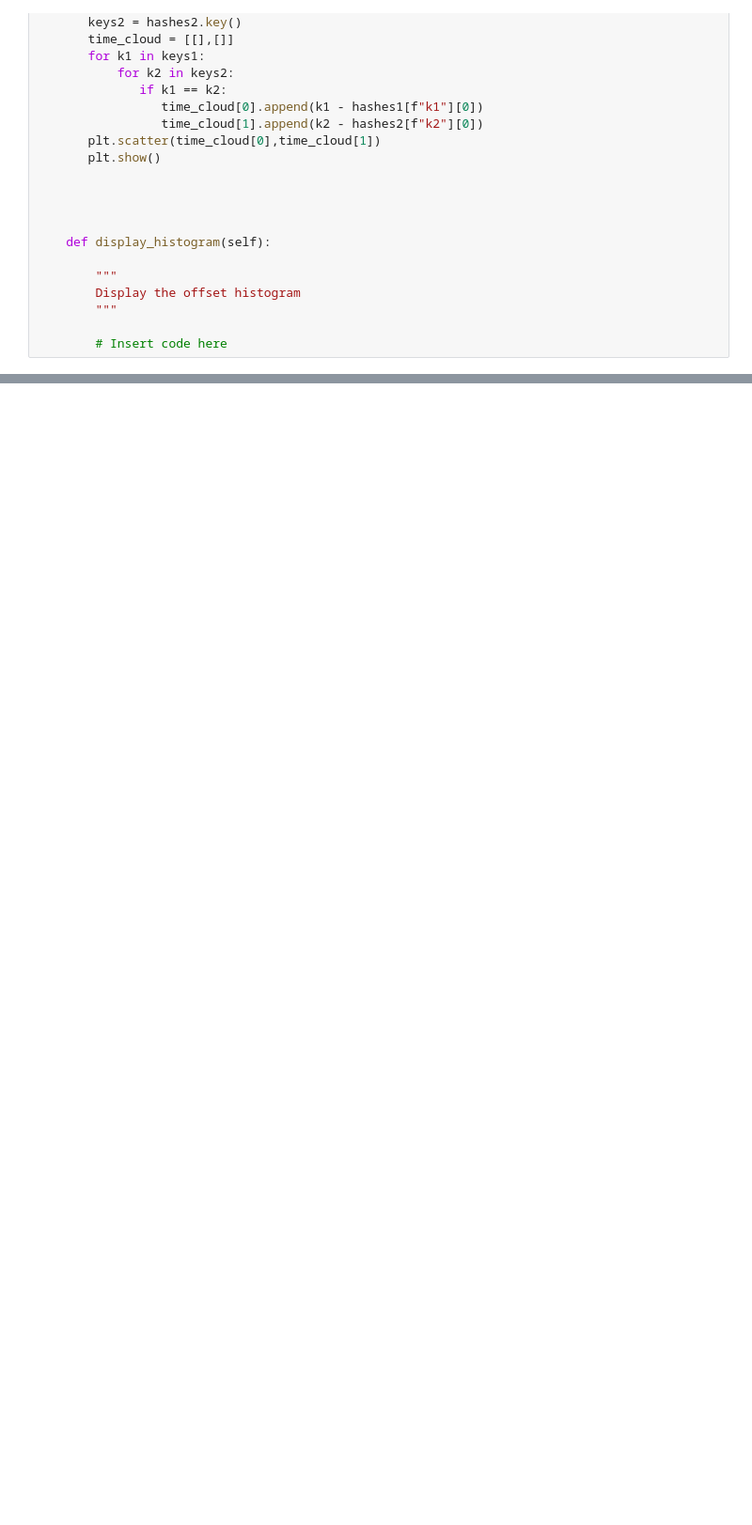
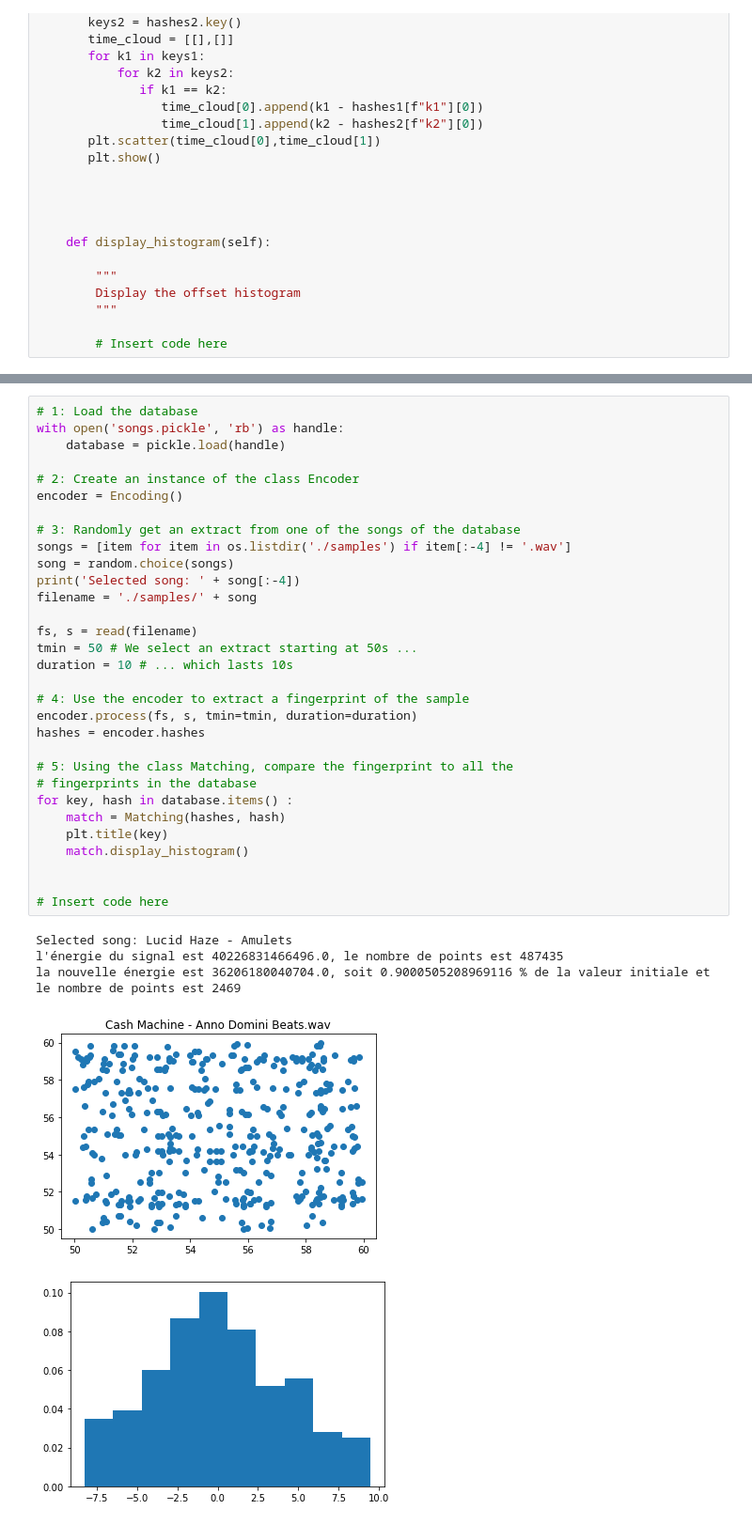
Before and after one commit to KilianPrvst/Projet_TDS, a Jupyter notebook: cr.ipynb, the cells around one changed output, grey strips where cells are left out. Shown at 94% size. Cells and saved outputs as stored; diff of their text form; blank space fills up the shorter version.

```diff
--- a/cr.ipynb
+++ b/cr.ipynb
@@ -424,0 +538,37 @@ array([[ 2, 10]])
+# %%
+# 1: Load the database
+with open('songs.pickle', 'rb') as handle:
+    database = pickle.load(handle)
+
+# 2: Create an instance of the class Encoder
+encoder = Encoding()
+
+# 3: Randomly get an extract from one of the songs of the database
+songs = [item for item in os.listdir('./samples') if item[:-4] != '.wav']
+song = random.choice(songs)
+print('Selected song: ' + song[:-4])
+filename = './samples/' + song
+
+fs, s = read(filename)
+tmin = 50 # We select an extract starting at 50s ...
+duration = 10 # ... which lasts 10s
+
+# 4: Use the encoder to extract a fingerprint of the sample
+encoder.process(fs, s, tmin=tmin, duration=duration)
+hashes = encoder.hashes
+
+# 5: Using the class Matching, compare the fingerprint to all the
+# fingerprints in the database
+for key, hash in database.items() :
+    match = Matching(hashes, hash)
+    plt.title(key)
+    match.display_histogram()
+
+
+# Insert code here
+# %% [output]
+Selected song: Lucid Haze - Amulets
+l'énergie du signal est 40226831466496.0, le nombre de points est 487435
+la nouvelle énergie est 36206180040704.0, soit 0.9000505208969116 % de la valeur initiale et le nombre de points est 2469
+[figure, added]
+[figure, added]
```
Also changed, not shown: parts of 9 cells of this notebook, 1 other file.
